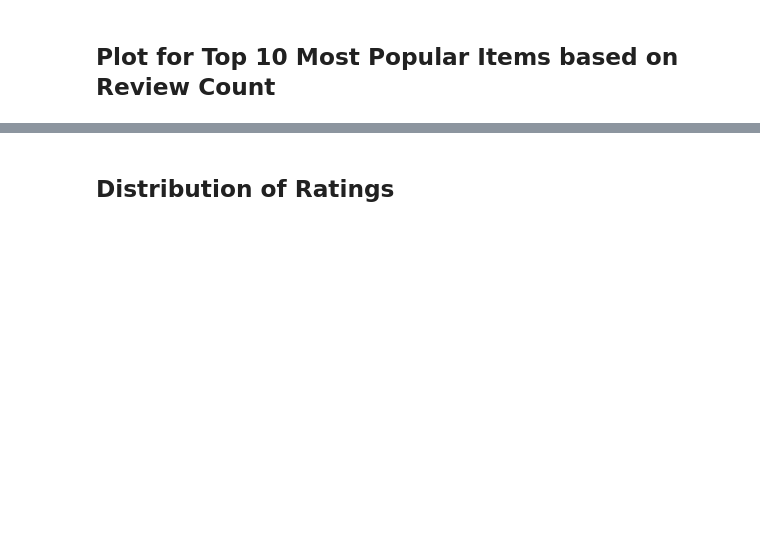
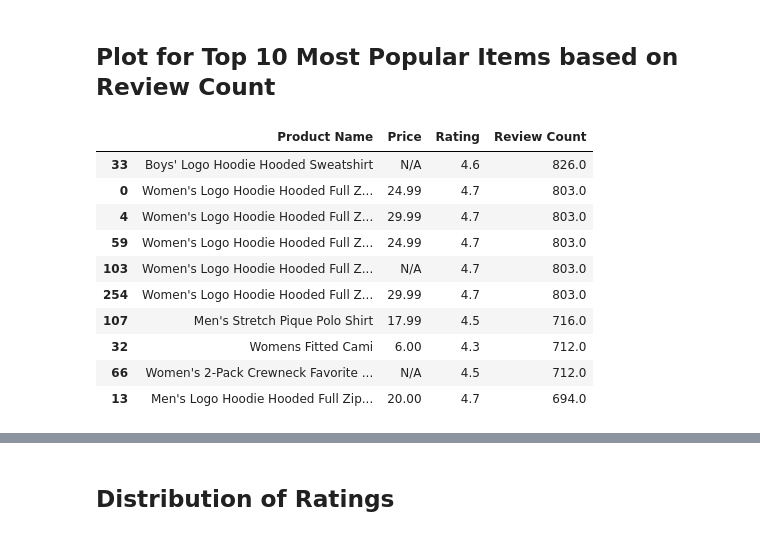
Before and after one commit to K-c-17/GAP_case_analysis, a Jupyter notebook: scripts/dextract_ratings_analysis_GAP.ipynb, the cells around one changed output, grey strips where cells are left out. Drawn from its saved outputs; the diff is of its cells as text; code cells hidden in the pictures; blank space fills up the shorter version.

```diff
--- a/scripts/dextract_ratings_analysis_GAP.ipynb
+++ b/scripts/dextract_ratings_analysis_GAP.ipynb
@@ -136,6 +136,20 @@ df['Rating'] = pd.to_numeric(df['Rating'], errors='coerce')
 df['Review Count'] = pd.to_numeric(df['Review Count'], errors='coerce')
 # %% [markdown]
 ## Plot for Top 10 Most Popular Items based on Review Count
+# %%
+top_popular_items.head(10)
+# %% [output]
+|  | Product Name | Price | Rating | Review Count |
+| 33 | Boys' Logo Hoodie Hooded Sweatshirt | N/A | 4.6 | 826.0 |
+| 0 | Women's Logo Hoodie Hooded Full Z... | 24.99 | 4.7 | 803.0 |
+| 4 | Women's Logo Hoodie Hooded Full Z... | 29.99 | 4.7 | 803.0 |
+| 59 | Women's Logo Hoodie Hooded Full Z... | 24.99 | 4.7 | 803.0 |
+| 103 | Women's Logo Hoodie Hooded Full Z... | N/A | 4.7 | 803.0 |
+| 254 | Women's Logo Hoodie Hooded Full Z... | 29.99 | 4.7 | 803.0 |
+| 107 | Men's Stretch Pique Polo Shirt | 17.99 | 4.5 | 716.0 |
+| 32 | Womens Fitted Cami | 6.00 | 4.3 | 712.0 |
+| 66 | Women's 2-Pack Crewneck Favorite ... | N/A | 4.5 | 712.0 |
+| 13 | Men's Logo Hoodie Hooded Full Zip... | 20.00 | 4.7 | 694.0 |
 # %%
 #visualization 1
 #filtering by top review counts
```
Also changed, not shown: parts of 15 cells of this notebook.
